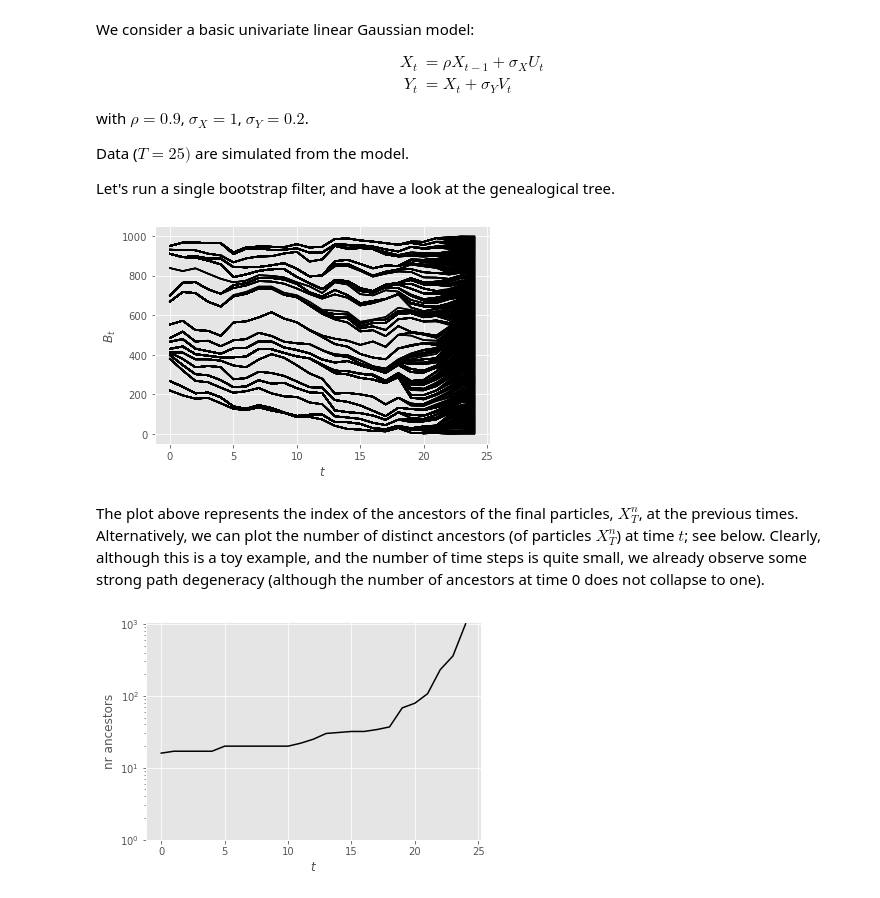
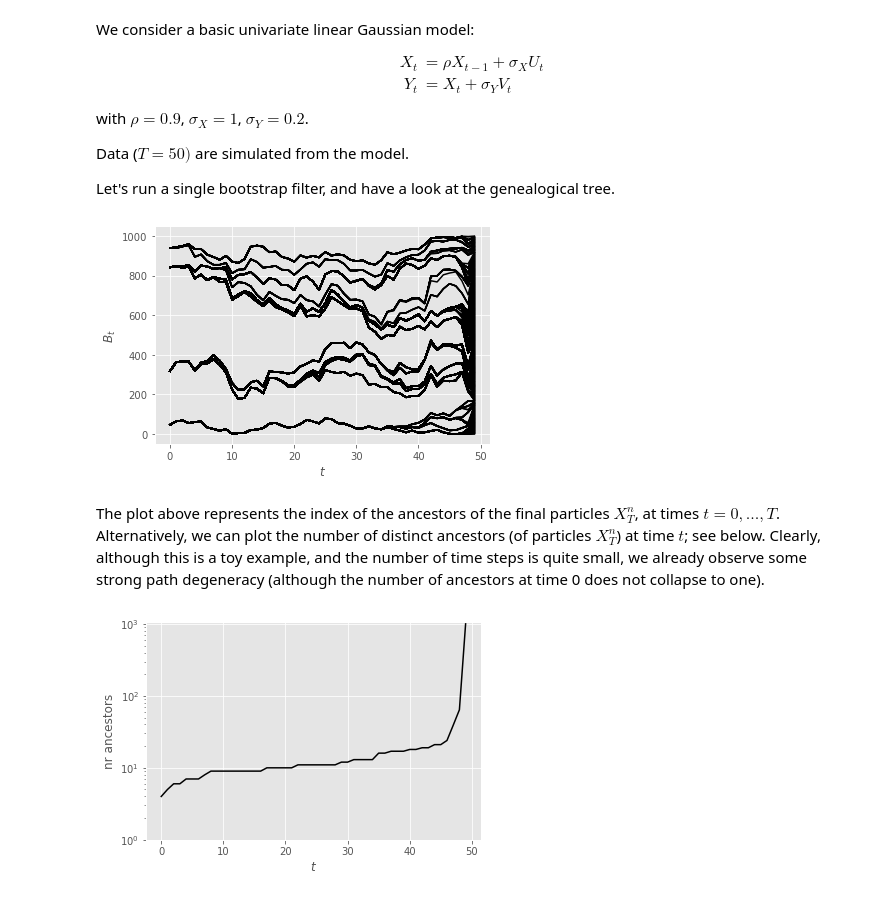
Before and after one commit to nchopin/particles, a Jupyter notebook: docs/source/notebooks/variance_estimation.ipynb, the cells around one changed output. Cells and saved outputs as stored; diff of their text form; code cells hidden in the pictures.

```diff
--- a/docs/source/notebooks/variance_estimation.ipynb
+++ b/docs/source/notebooks/variance_estimation.ipynb
@@ -37,29 +47,29 @@ Y_t & = X_t + \sigma_Y V_t
 \end{align*}
 with $\rho=0.9$, $\sigma_X=1$, $\sigma_Y=0.2$.
 
-Data ($T=25)$ are simulated from the model.
+Data ($T=50)$ are simulated from the model.
 
 Let's run a single bootstrap filter, and have a look at the genealogical tree.
 # %%
-T = 25
+T = 50
 ssm = kalman.LinearGauss(rho=0.9, sigmaX=1., sigmaY=0.2)
 true_x, data = ssm.simulate(T)
 fk = ssms.Bootstrap(ssm=ssm, data=data)
-N = 1_000
+N = 1000
 alg = particles.SMC(fk=fk, N=N, store_history=True) # store_history: keeps the complete history
 alg.run()
 
 B = alg.hist.compute_trajectories()
 
 plt.figure()
 for n in range(N):
     plt.plot(B[:, n], 'k')
 plt.xlabel(r'$t$')
 plt.ylabel(r'$B_t$');
 # %% [output]
-[figure, old version]
+[figure, new version]
 # %% [markdown]
-The plot above represents the index of the ancestors of the final particles, $X_T^n$, at the previous times. Alternatively, we can plot the number of distinct ancestors (of particles $X_T^n$) at time $t$; see below. Clearly, although this is a toy example, and the number of time steps is quite small, we already observe some strong path degeneracy (although the number of ancestors at time 0 does not collapse to one).
+The plot above represents the index of the ancestors of the final particles $X_T^n$, at times $t=0, ...,T$. Alternatively, we can plot the number of distinct ancestors (of particles $X_T^n$) at time $t$; see below. Clearly, although this is a toy example, and the number of time steps is quite small, we already observe some strong path degeneracy (although the number of ancestors at time 0 does not collapse to one).
 # %%
 plt.figure()
 plt.plot([np.unique(B[t, :]).shape[0] for t in range(T)], 'k')
@@ -68,4 +78,4 @@ plt.ylabel('nr ancestors')
 plt.ylim(bottom=1)
 plt.yscale('log')
 # %% [output]
-[figure, old version]
+[figure, new version]
```
Also changed, not shown: parts of 22 cells of this notebook, 5 other files.
